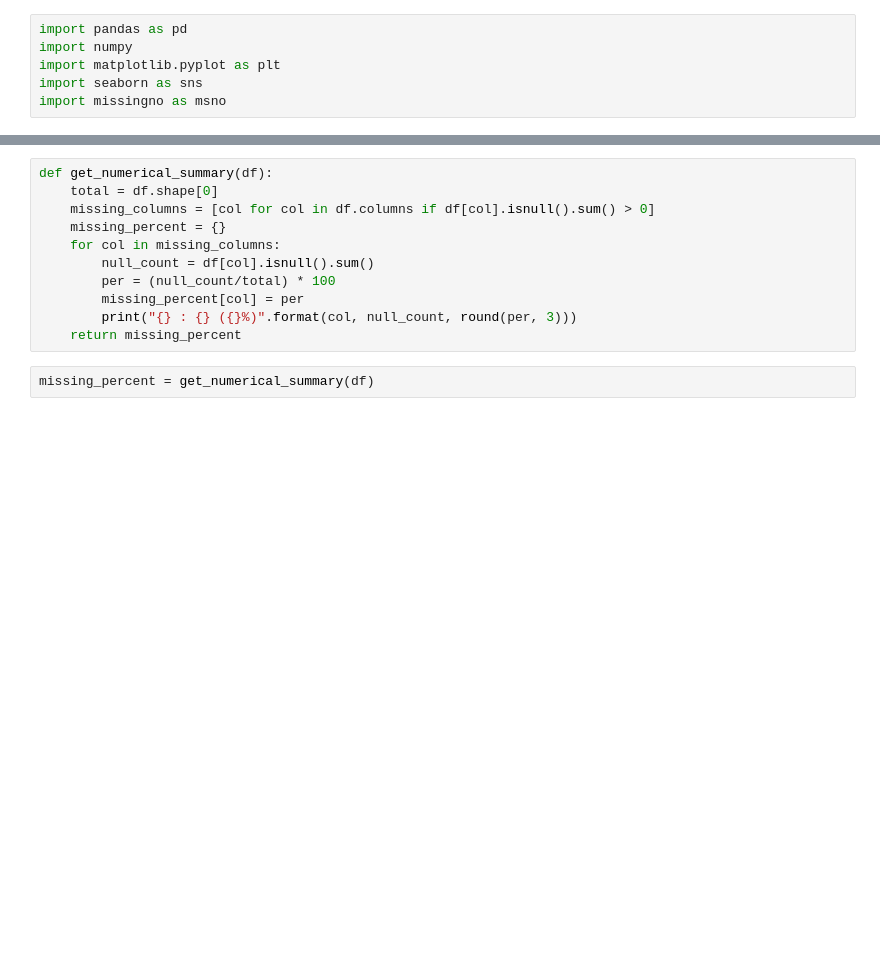
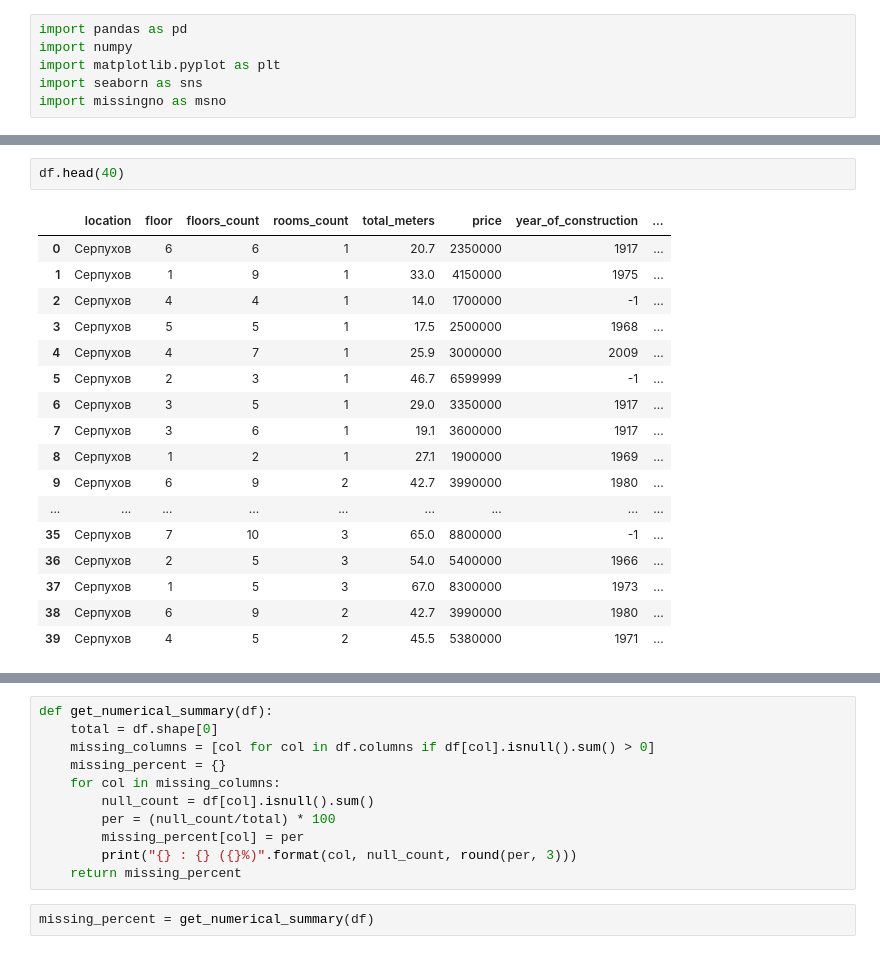
Before and after one commit to darinbtw/intensiv1, a Jupyter notebook: Untitled-1.ipynb, the cells around one changed output, grey strips where cells are left out. Saved outputs shown, nothing was run; the diff lists cells and outputs as text; blank space fills up the shorter version.

```diff
--- a/Untitled-1.ipynb
+++ b/Untitled-1.ipynb
@@ -54,3 +63,23 @@ array(['Серпухов', 'Дубна', 'Москва', 'Яхрома', 'Яхр
+# %%
+df.head(40)
+# %% [output]
+|  | location | floor | floors_count | rooms_count | total_meters | price | year_of_construction | ... |
+| 0 | Серпухов | 6 | 6 | 1 | 20.7 | 2350000 | 1917 | ... |
+| 1 | Серпухов | 1 | 9 | 1 | 33.0 | 4150000 | 1975 | ... |
+| 2 | Серпухов | 4 | 4 | 1 | 14.0 | 1700000 | -1 | ... |
+| 3 | Серпухов | 5 | 5 | 1 | 17.5 | 2500000 | 1968 | ... |
+| 4 | Серпухов | 4 | 7 | 1 | 25.9 | 3000000 | 2009 | ... |
+| 5 | Серпухов | 2 | 3 | 1 | 46.7 | 6599999 | -1 | ... |
+| 6 | Серпухов | 3 | 5 | 1 | 29.0 | 3350000 | 1917 | ... |
+| 7 | Серпухов | 3 | 6 | 1 | 19.1 | 3600000 | 1917 | ... |
+| 8 | Серпухов | 1 | 2 | 1 | 27.1 | 1900000 | 1969 | ... |
+| 9 | Серпухов | 6 | 9 | 2 | 42.7 | 3990000 | 1980 | ... |
+| ... | ... | ... | ... | ... | ... | ... | ... | ... |
+| 35 | Серпухов | 7 | 10 | 3 | 65.0 | 8800000 | -1 | ... |
+| 36 | Серпухов | 2 | 5 | 3 | 54.0 | 5400000 | 1966 | ... |
+| 37 | Серпухов | 1 | 5 | 3 | 67.0 | 8300000 | 1973 | ... |
+| 38 | Серпухов | 6 | 9 | 2 | 42.7 | 3990000 | 1980 | ... |
+| 39 | Серпухов | 4 | 5 | 2 | 45.5 | 5380000 | 1971 | ... |
 # %%
 print(df.describe())
 # %% [output]
```
Also changed, not shown: parts of 17 cells of this notebook.
